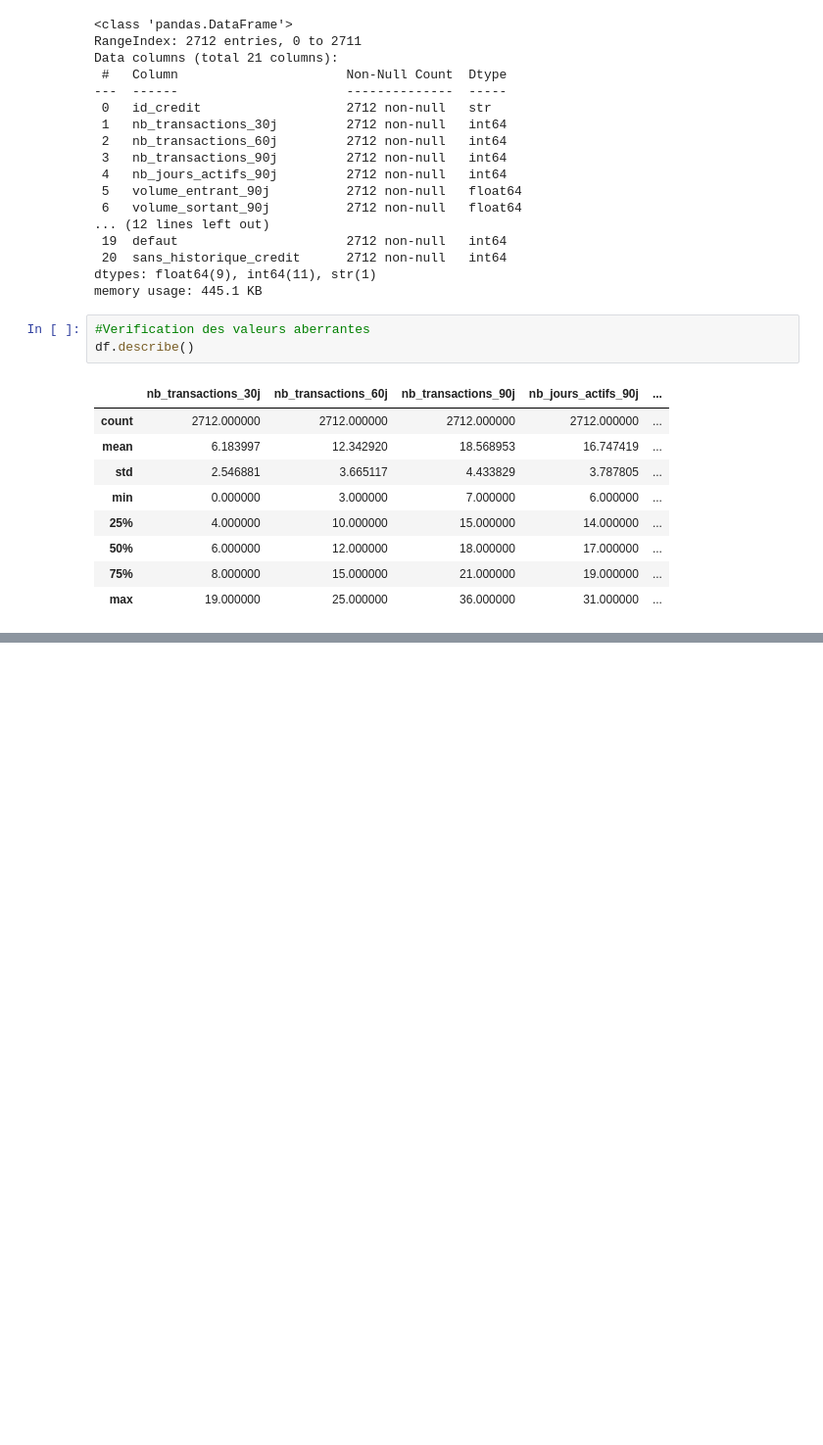
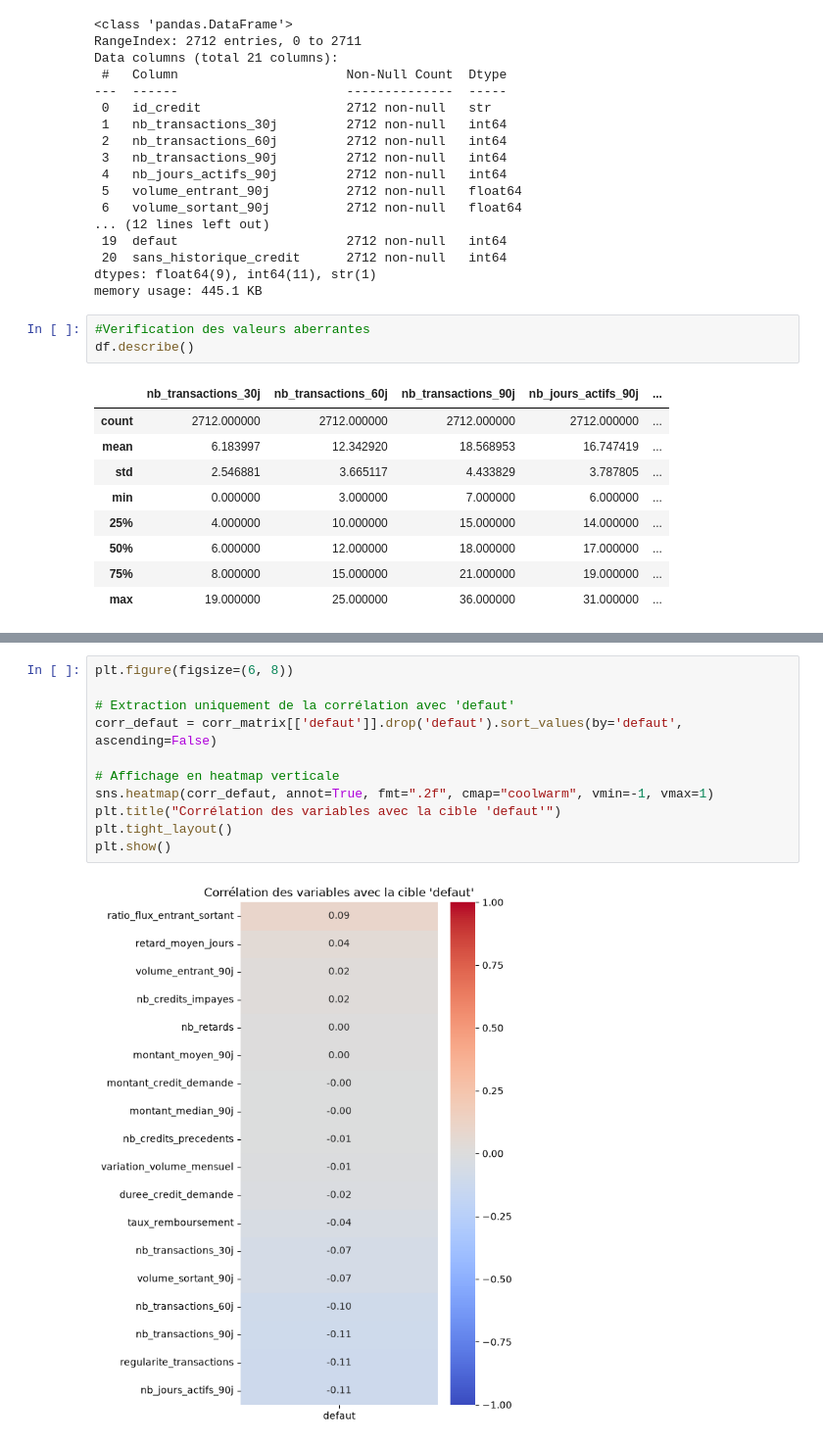
Before and after one commit to Awaniass26/Projet-Dataflow360, a Jupyter notebook: notebooks/eda_credit.ipynb, the cells around one changed output, grey strips where cells are left out. Shown at 98% size. Cells and saved outputs as stored; diff of their text form; blank space fills up the shorter version.

```diff
--- a/notebooks/eda_credit.ipynb
+++ b/notebooks/eda_credit.ipynb
@@ -127,0 +206,13 @@ df.describe()
+# %%
+plt.figure(figsize=(6, 8))
+
+# Extraction uniquement de la corrélation avec 'defaut'
+corr_defaut = corr_matrix[['defaut']].drop('defaut').sort_values(by='defaut', ascending=False)
+
+# Affichage en heatmap verticale
+sns.heatmap(corr_defaut, annot=True, fmt=".2f", cmap="coolwarm", vmin=-1, vmax=1)
+plt.title("Corrélation des variables avec la cible 'defaut'")
+plt.tight_layout()
+plt.show()
+# %% [output]
+[figure, added]
```
Also changed, not shown: parts of 7 cells of this notebook, 2 other files.
